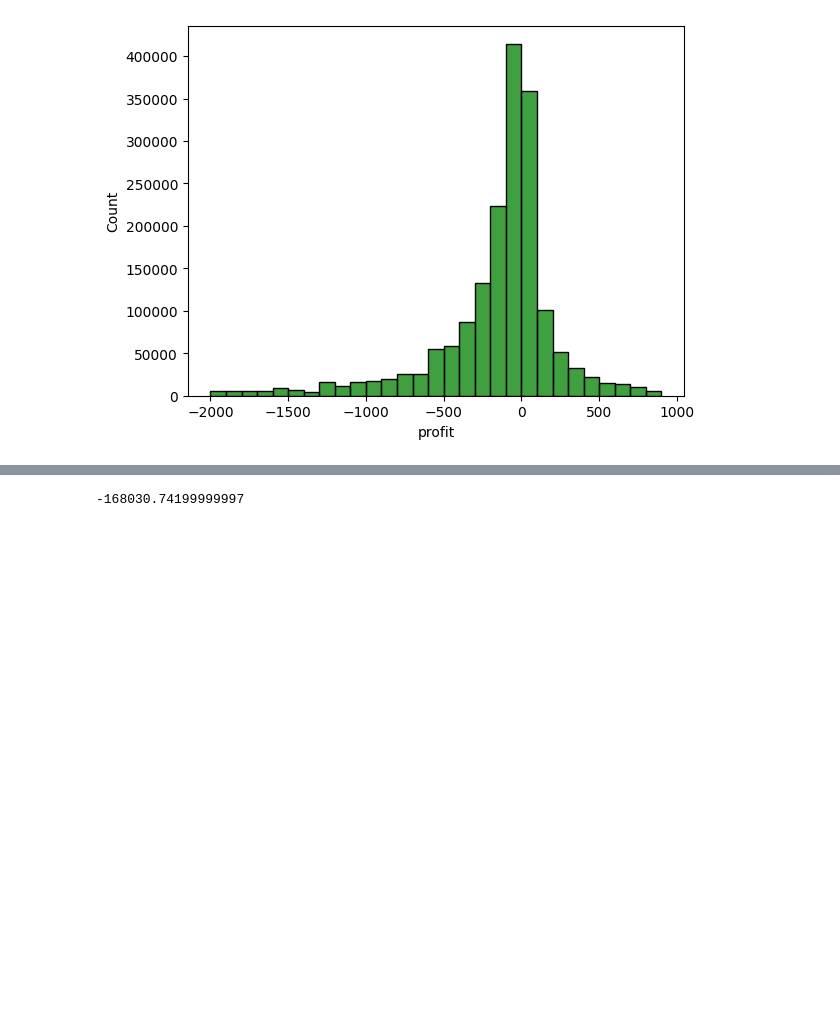
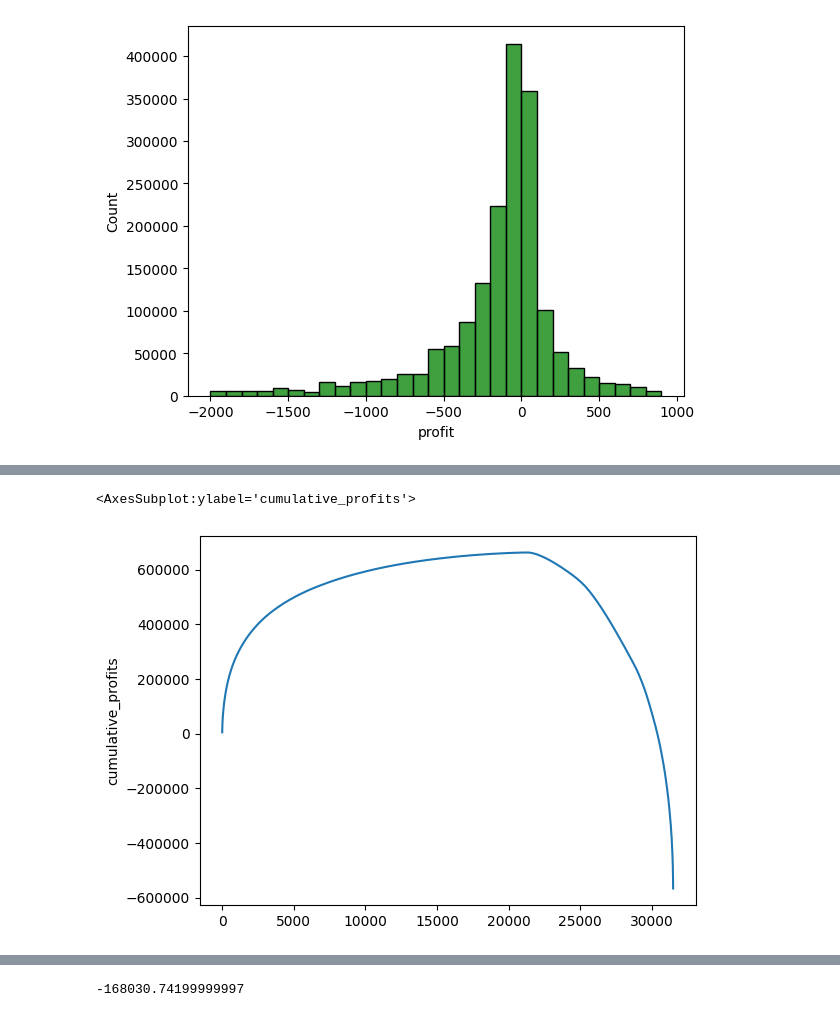
Before and after one commit to Rafikirs/data-recap_ceo_request, a Jupyter notebook: ceo_request.ipynb, the cells around one changed output, grey strips where cells are left out. Cells and saved outputs as stored; diff of their text form; code cells hidden in the pictures; blank space fills up the shorter version.

```diff
--- a/ceo_request.ipynb
+++ b/ceo_request.ipynb
@@ -466,0 +507,5 @@ sns.histplot(data=product3, x='profit', weights=np.abs(product3['profit']), bins
+# %%
+sns.lineplot(x=product3.index, y=product3['cumulative_profits'])
+# %% [output]
+<AxesSubplot:ylabel='cumulative_profits'>
+[figure, added]
```
Also changed, not shown: parts of 51 cells of this notebook.
